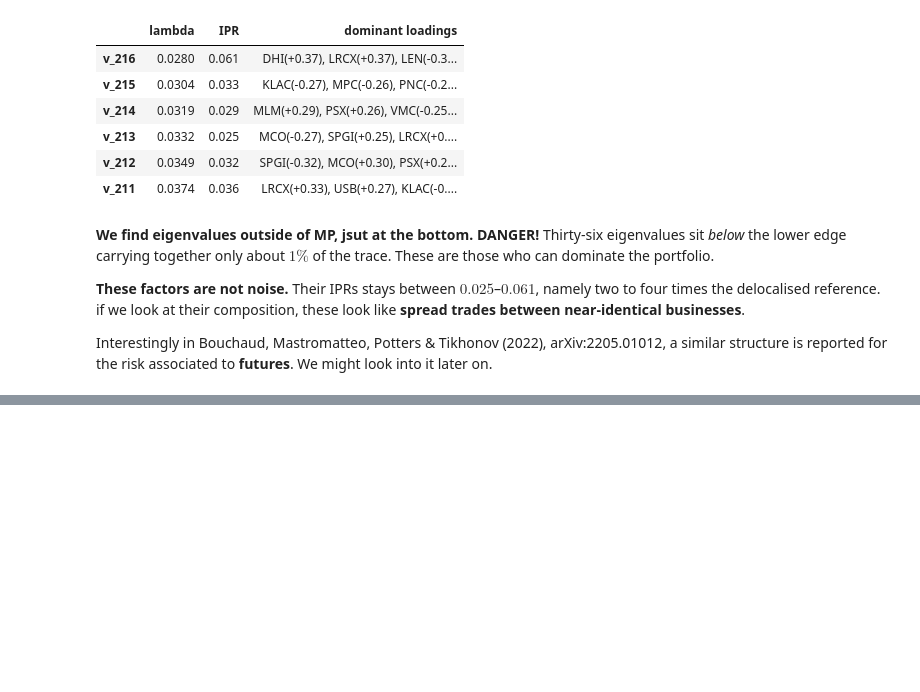
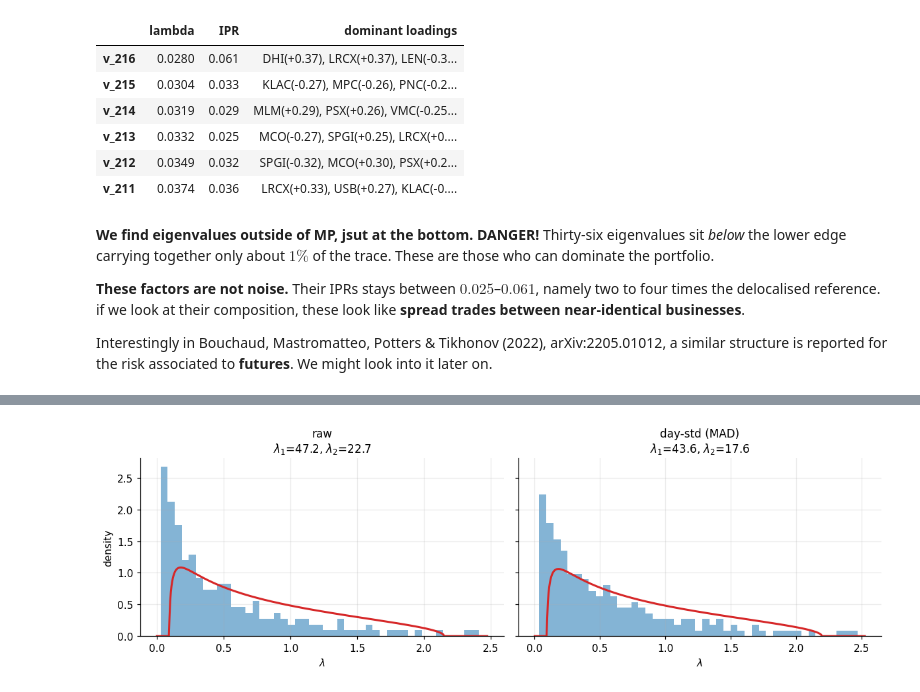
Before and after one commit to MarcoGaloppo/Quant-RMT-FatTails, a Jupyter notebook: narrative_rmt_market_data.ipynb, the cells around one changed output, grey strips where cells are left out. Saved outputs shown, nothing was run; the diff lists cells and outputs as text; code cells hidden in the pictures; blank space fills up the shorter version.

```diff
--- a/narrative_rmt_market_data.ipynb
+++ b/narrative_rmt_market_data.ipynb
@@ -661,0 +682,21 @@ Interestingly in Bouchaud, Mastromatteo, Potters & Tikhonov (2022), arXiv:2205.0
+# %%
+if px is not None:
+    VARIANTS = {
+        "raw":           Xw,
+        "day-std (MAD)": Xw / day_scale(Xw),
+    }
+
+    spec, rows = {}, []
+    for nm, Y in VARIANTS.items():
+        lam_v, U_v = eigh_desc(sample_corr(Y, demean=True))
+        spec[nm] = (lam_v, U_v)
+        s2_v, qe_v, edge_v = mp_fit_k(lam_v, Nw, Tw, k=1)
+        lo_v = mp_edges(qe_v, s2_v)[0]
+        rows.append({"lambda_1": round(float(lam_v[0]), 1),
+                     "lambda_2": round(float(lam_v[1]), 1),
+                     "lambda_3": round(float(lam_v[2]), 1),
+                     "sigma2_eff": round(float(s2_v), 3),
+                     "edge": round(float(edge_v), 2),
+                     "above edge": int((lam_v > edge_v).sum()),
+                     "below lower edge": int((lam_v < lo_v).sum())})
+    display(pd.DataFrame(rows, index=list(VARIANTS)))
@@ -661,0 +715,14 @@ Interestingly in Bouchaud, Mastromatteo, Potters & Tikhonov (2022), arXiv:2205.0
+# %%
+if px is not None:
+    fig, axes = plt.subplots(1, 2, figsize=(11, 3.6), sharey=True)
+    for ax, (nm, (lam_v, _)) in zip(axes, spec.items()):
+        s2_v, qe_v, edge_v = mp_fit_k(lam_v, Nw, Tw, k=1)
+        ax.hist(lam_v[lam_v < edge_v * 1.15], bins=45, density=True, color=C0, alpha=0.55)
+        xs = np.linspace(1e-3, edge_v * 1.15, 500)
+        ax.plot(xs, mp_pdf(xs, qe_v, s2_v), color=C3, lw=2)
+        ax.set_title(f"{nm}\n$\\lambda_1$={lam_v[0]:.1f}, $\\lambda_2$={lam_v[1]:.1f}")
+        ax.set_xlabel(r"$\lambda$")
+    axes[0].set_ylabel("density")
+    plt.tight_layout()
+# %% [output]
+[figure, added]
```
Also changed, not shown: parts of 12 cells of this notebook.
